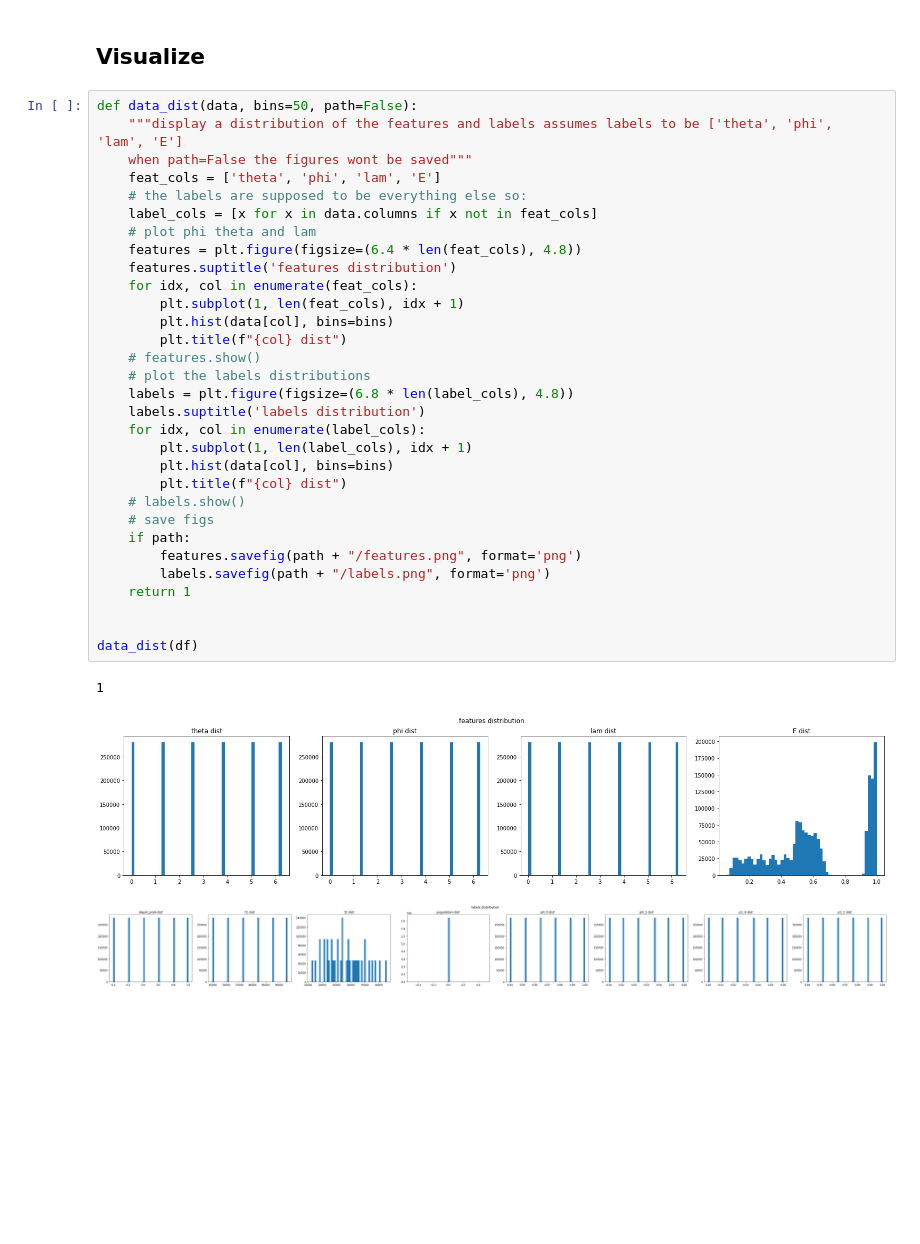
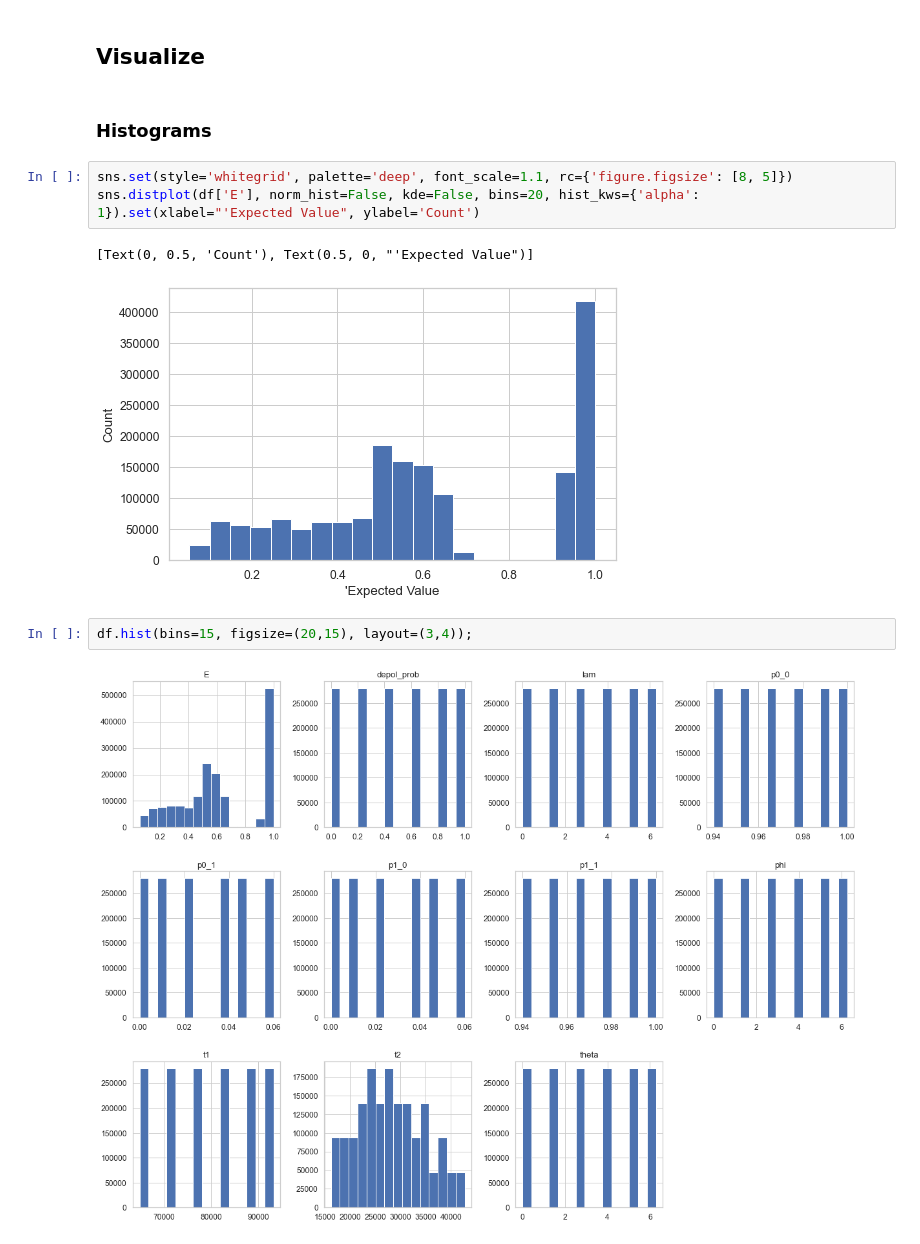
Before and after one commit to noamsgl/IBMAscolaChallenge, a Jupyter notebook: notebooks/explore_dataset.ipynb, the cells around one changed output. Drawn from its saved outputs; the diff is of its cells as text; blank space fills up the shorter version.

Commit message:
Updated Dataset & Visualizations

```diff
--- a/notebooks/explore_dataset.ipynb
+++ b/notebooks/explore_dataset.ipynb
@@ -46,37 +44,14 @@ df.head()
 # %% [markdown]
 ## Visualize
-# %%
-def data_dist(data, bins=50, path=False):
-    """display a distribution of the features and labels assumes labels to be ['theta', 'phi', 'lam', 'E']
-    when path=False the figures wont be saved"""
-    feat_cols = ['theta', 'phi', 'lam', 'E']
-    # the labels are supposed to be everything else so:
-    label_cols = [x for x in data.columns if x not in feat_cols]
-    # plot phi theta and lam
-    features = plt.figure(figsize=(6.4 * len(feat_cols), 4.8))
-    features.suptitle('features distribution')
-    for idx, col in enumerate(feat_cols):
-        plt.subplot(1, len(feat_cols), idx + 1)
-        plt.hist(data[col], bins=bins)
-        plt.title(f"{col} dist")
-    # features.show()
-    # plot the labels distributions
-    labels = plt.figure(figsize=(6.8 * len(label_cols), 4.8))
-    labels.suptitle('labels distribution')
-    for idx, col in enumerate(label_cols):
-        plt.subplot(1, len(label_cols), idx + 1)
-        plt.hist(data[col], bins=bins)
-        plt.title(f"{col} dist")
-    # labels.show()
-    # save figs
-    if path:
-        features.savefig(path + "/features.png", format='png')
-        labels.savefig(path + "/labels.png", format='png')
-    return 1
-
-
-data_dist(df)
-# %% [output]
-1
-[figure, removed]
-[figure, removed]
+# %% [markdown]
+### Histograms
+# %%
+sns.set(style='whitegrid', palette='deep', font_scale=1.1, rc={'figure.figsize': [8, 5]})
+sns.distplot(df['E'], norm_hist=False, kde=False, bins=20, hist_kws={'alpha': 1}).set(xlabel="'Expected Value", ylabel='Count')
+# %% [output]
+[Text(0, 0.5, 'Count'), Text(0.5, 0, "'Expected Value")]
+[figure, added]
+# %%
+df.hist(bins=15, figsize=(20,15), layout=(3,4));
+# %% [output]
+[figure, added]
```
Also changed, not shown: parts of 10 cells of this notebook, 31 other files.
